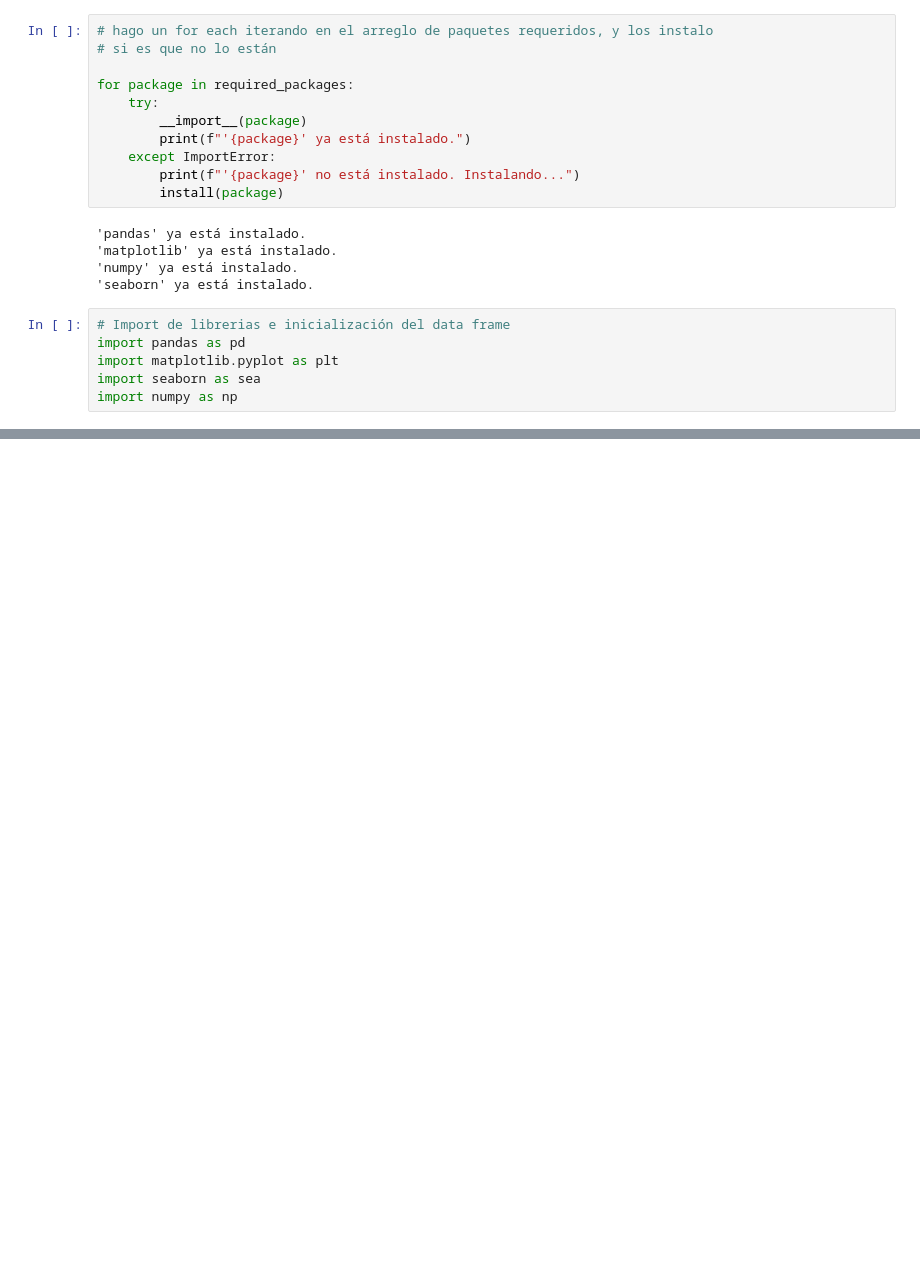
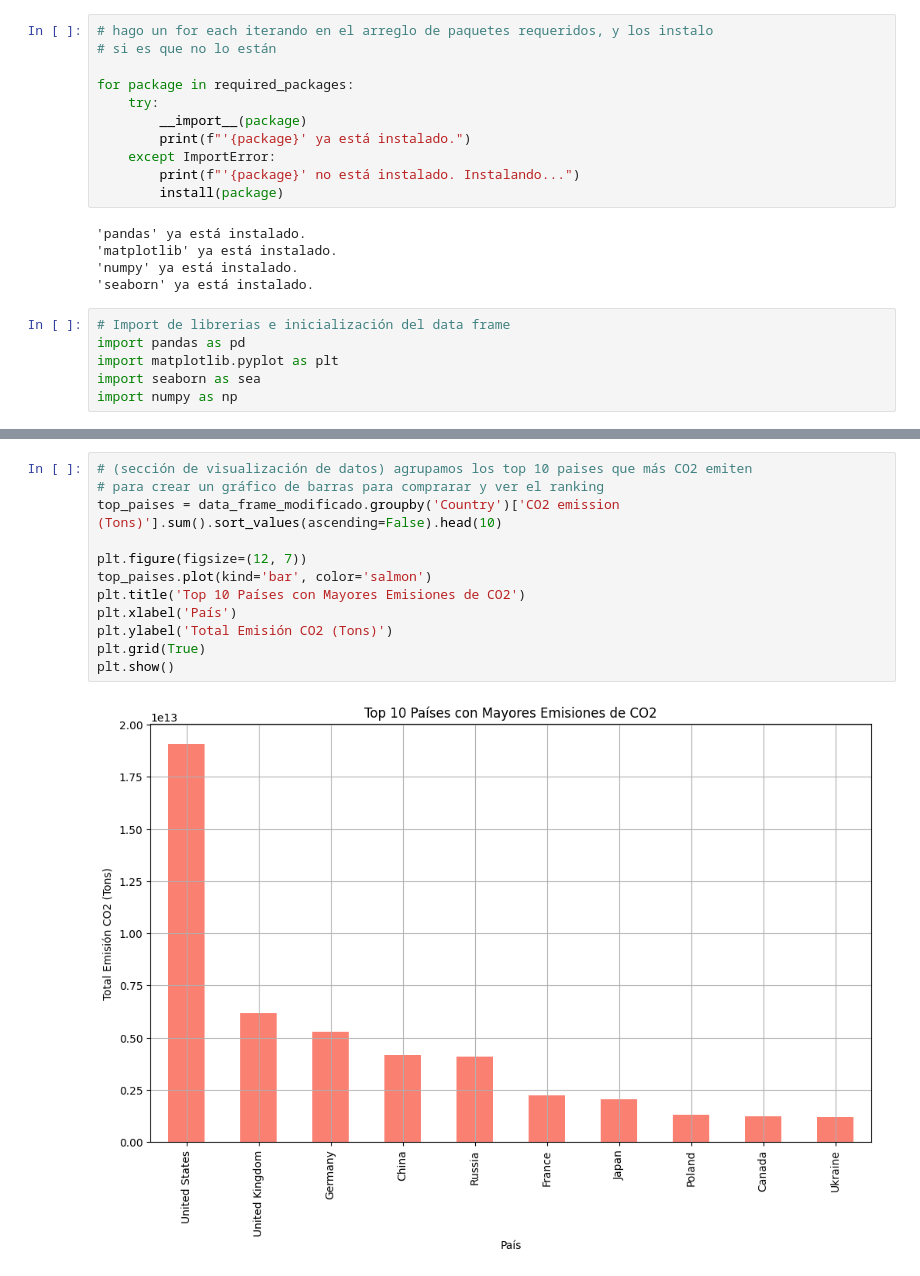
Before and after one commit to spamella04/InteligenciadeNegocios2024, a Jupyter notebook: GCHANG - U3T2/GCHANG_U3T2_C02_Emission_By_Country.ipynb, the cells around one changed output, grey strips where cells are left out. Drawn from its saved outputs; the diff is of its cells as text; blank space fills up the shorter version.

```diff
--- a/GCHANG - U3T2/GCHANG_U3T2_C02_Emission_By_Country.ipynb
+++ b/GCHANG - U3T2/GCHANG_U3T2_C02_Emission_By_Country.ipynb
@@ -102,3 +102,17 @@ Year                    1885.0      1953.0  2.020000e+03
 CO2 emission (Tons)        0.0   8715092.0  4.170000e+11
 Population(2022)     8673095.0  28629200.5  1.425887e+09
 Area                  110381.5    492573.0  1.709824e+07
+# %%
+# (sección de visualización de datos) agrupamos los top 10 paises que más CO2 emiten
+# para crear un gráfico de barras para comprarar y ver el ranking
+top_paises = data_frame_modificado.groupby('Country')['CO2 emission (Tons)'].sum().sort_values(ascending=False).head(10)
+
+plt.figure(figsize=(12, 7))
+top_paises.plot(kind='bar', color='salmon')
+plt.title('Top 10 Países con Mayores Emisiones de CO2')
+plt.xlabel('País')
+plt.ylabel('Total Emisión CO2 (Tons)')
+plt.grid(True)
+plt.show()
+# %% [output]
+[figure, added]
```
Also changed, not shown: parts of 5 cells of this notebook.
